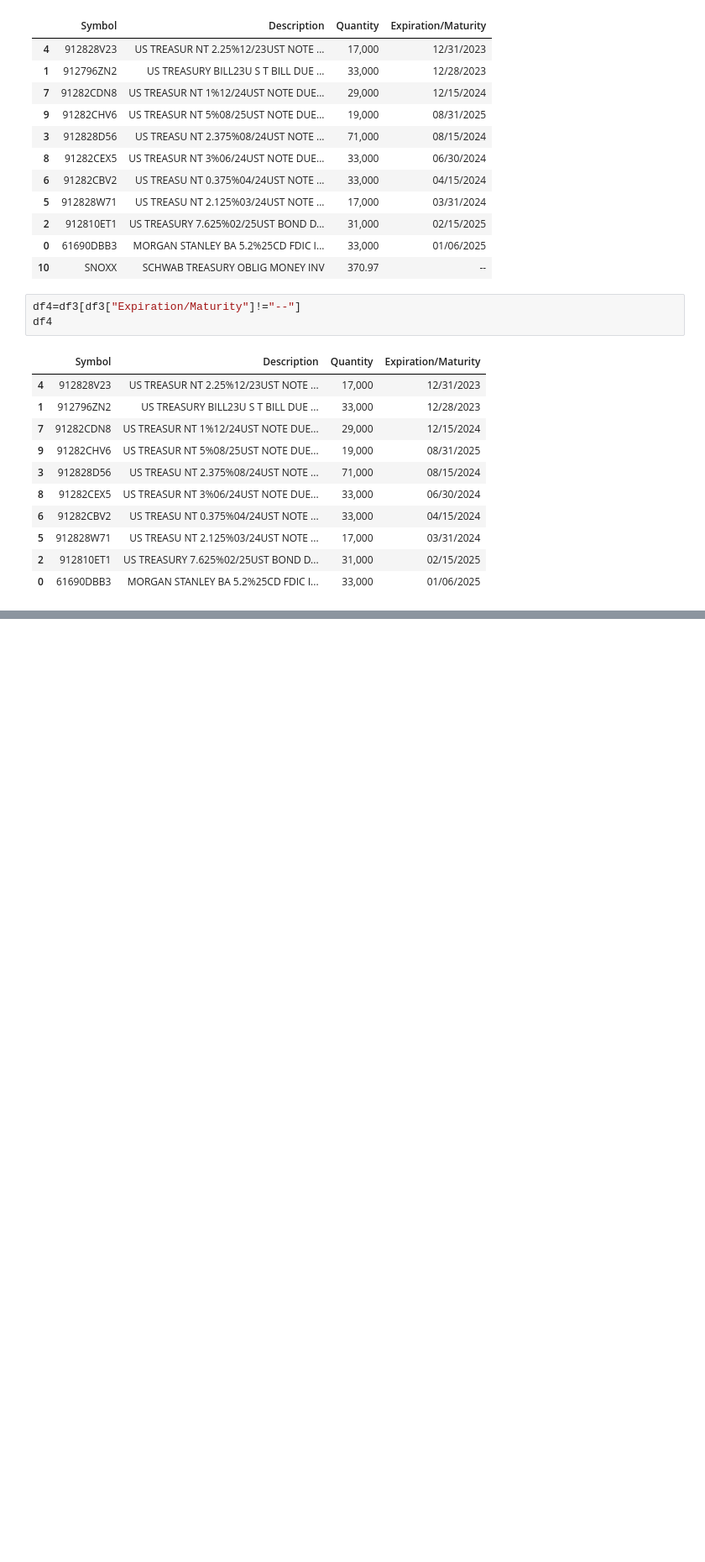
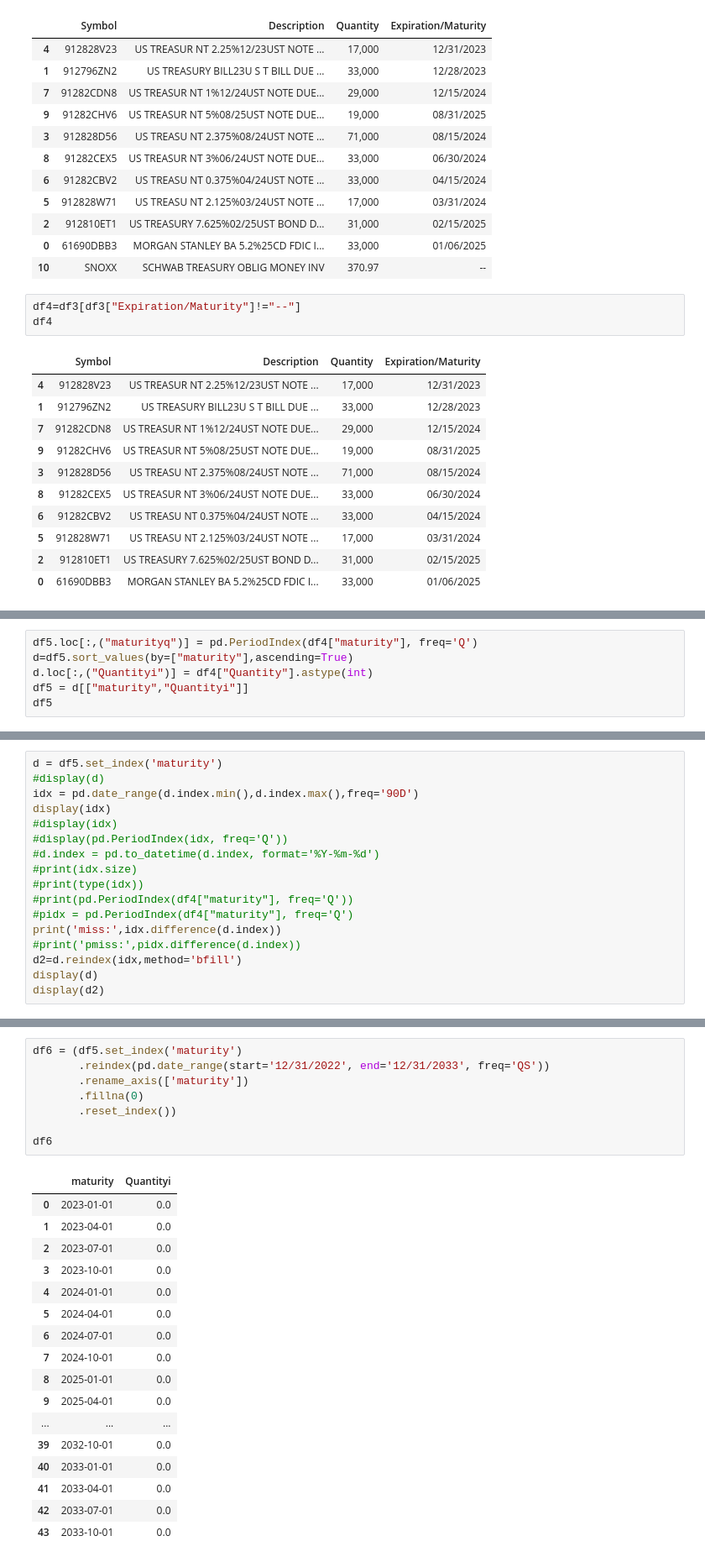
Before and after one commit to eross/bondcalc, a Jupyter notebook: bondcalc2.ipynb, the cells around one changed output, grey strips where cells are left out. Shown at 84% size. Cells and saved outputs as stored; diff of their text form; blank space fills up the shorter version.

```diff
--- a/bondcalc2.ipynb
+++ b/bondcalc2.ipynb
@@ -94,0 +72,6 @@ df5.groupby(by=['maturityq']).sum()
+# %%
+df5.loc[:,("maturityq")] = pd.PeriodIndex(df4["maturity"], freq='Q')
+d=df5.sort_values(by=["maturity"],ascending=True)
+d.loc[:,("Quantityi")] = df4["Quantity"].astype(int)
+df5 = d[["maturity","Quantityi"]]
+df5
@@ -94,0 +154,17 @@ df5.groupby(by=['maturityq']).sum()
+# %%
+d = df5.set_index('maturity')
+#display(d)
+idx = pd.date_range(d.index.min(),d.index.max(),freq='90D')
+display(idx)
+#display(idx)
+#display(pd.PeriodIndex(idx, freq='Q'))
+#d.index = pd.to_datetime(d.index, format='%Y-%m-%d')
+#print(idx.size)
+#print(type(idx))
+#print(pd.PeriodIndex(df4["maturity"], freq='Q'))
+#pidx = pd.PeriodIndex(df4["maturity"], freq='Q')
+print('miss:',idx.difference(d.index))
+#print('pmiss:',pidx.difference(d.index))
+d2=d.reindex(idx,method='bfill')
+display(d)
+display(d2)
@@ -94,0 +179,26 @@ df5.groupby(by=['maturityq']).sum()
+# %%
+df6 = (df5.set_index('maturity')
+       .reindex(pd.date_range(start='12/31/2022', end='12/31/2033', freq='QS'))
+       .rename_axis(['maturity'])
+       .fillna(0)
+       .reset_index())
+
+df6
+# %% [output]
+|  | maturity | Quantityi |
+| 0 | 2023-01-01 | 0.0 |
+| 1 | 2023-04-01 | 0.0 |
+| 2 | 2023-07-01 | 0.0 |
+| 3 | 2023-10-01 | 0.0 |
+| 4 | 2024-01-01 | 0.0 |
+| 5 | 2024-04-01 | 0.0 |
+| 6 | 2024-07-01 | 0.0 |
+| 7 | 2024-10-01 | 0.0 |
+| 8 | 2025-01-01 | 0.0 |
+| 9 | 2025-04-01 | 0.0 |
+| ... | ... | ... |
+| 39 | 2032-10-01 | 0.0 |
+| 40 | 2033-01-01 | 0.0 |
+| 41 | 2033-04-01 | 0.0 |
+| 42 | 2033-07-01 | 0.0 |
+| 43 | 2033-10-01 | 0.0 |
```
Also changed, not shown: parts of 8 cells of this notebook.
